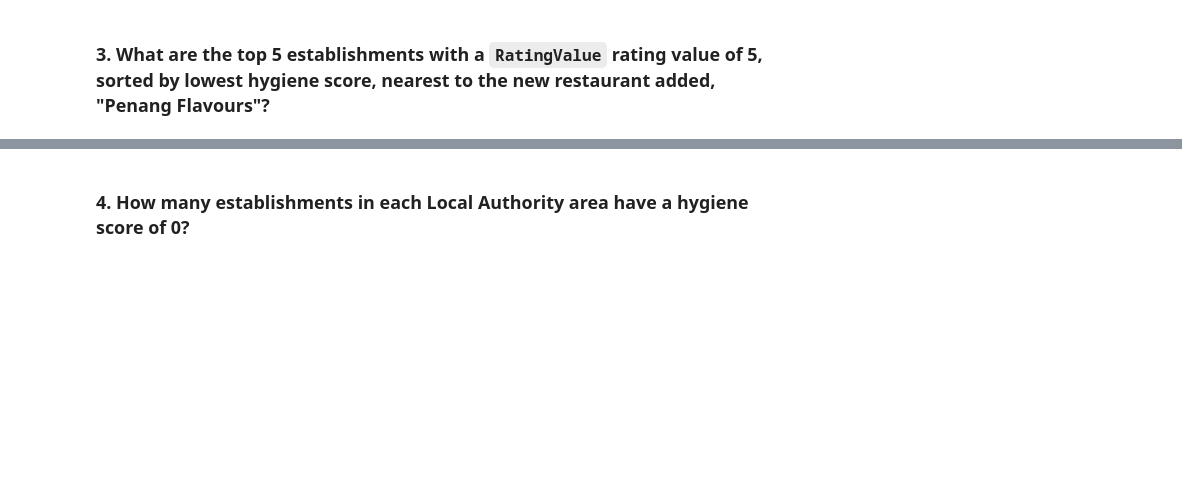
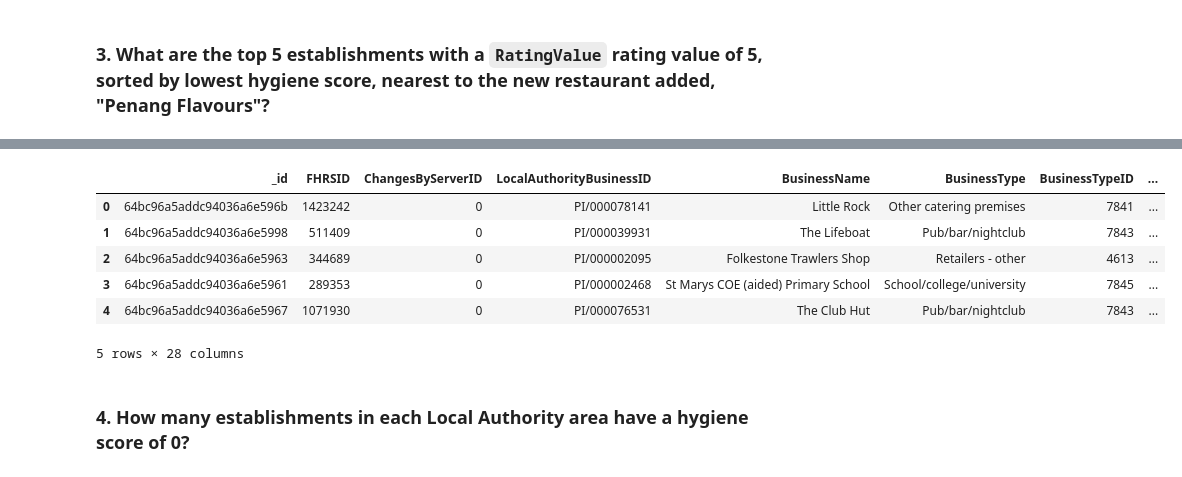
Before and after one commit to MirianRuanova/nosql-challenge, a Jupyter notebook: NoSQL_analysis_starter.ipynb, the cells around one changed output, grey strips where cells are left out. Saved outputs shown, nothing was run; the diff lists cells and outputs as text; code cells hidden in the pictures; blank space fills up the shorter version.

```diff
--- a/NoSQL_analysis_starter.ipynb
+++ b/NoSQL_analysis_starter.ipynb
@@ -83,10 +151,19 @@ london_df.head(10)
 # Sort by hygiene score
 
 degree_search = 0.01
-latitude =
-longitude =
+latitude = 51.083812
+longitude = 1.195625
 
-query =
-sort =
+query = {
+        "RatingValue": 5,
+        "geocode.latitude": {"$gte": latitude - degree_search, "$lte": latitude + degree_search},
+        "geocode.longitude": {"$gte": longitude - degree_search, "$lte": longitude + degree_search}
+
+}
+
 
 # Print the results
+results_rest = establishments.find(query).sort(sort).limit(5)
+print("Top 5 establishments with RatingValue = 5, sorted by lowest hygiene score, and nearest to 'Penang Flavours':")
+for restaurants in results_rest:
+    pprint(restaurants)
@@ -93,5 +188,16 @@ sort =
 # %%
 # Convert result to Pandas DataFrame
+results_rest = establishments.find(query).sort(sort).limit(5)
+restaurants_df = pd.DataFrame(results_rest)
+restaurants_df.head()
+# %% [output]
+|  | _id | FHRSID | ChangesByServerID | LocalAuthorityBusinessID | BusinessName | BusinessType | BusinessTypeID | ... |
+| 0 | 64bc96a5addc94036a6e596b | 1423242 | 0 | PI/000078141 | Little Rock | Other catering premises | 7841 | ... |
+| 1 | 64bc96a5addc94036a6e5998 | 511409 | 0 | PI/000039931 | The Lifeboat | Pub/bar/nightclub | 7843 | ... |
+| 2 | 64bc96a5addc94036a6e5963 | 344689 | 0 | PI/000002095 | Folkestone Trawlers Shop | Retailers - other | 4613 | ... |
+| 3 | 64bc96a5addc94036a6e5961 | 289353 | 0 | PI/000002468 | St Marys COE (aided) Primary School | School/college/university | 7845 | ... |
+| 4 | 64bc96a5addc94036a6e5967 | 1071930 | 0 | PI/000076531 | The Club Hut | Pub/bar/nightclub | 7843 | ... |
+5 rows × 28 columns
 # %% [markdown]
 ### 4. How many establishments in each Local Authority area have a hygiene score of 0?
 # %%
```
Also changed, not shown: parts of 9 cells of this notebook.
